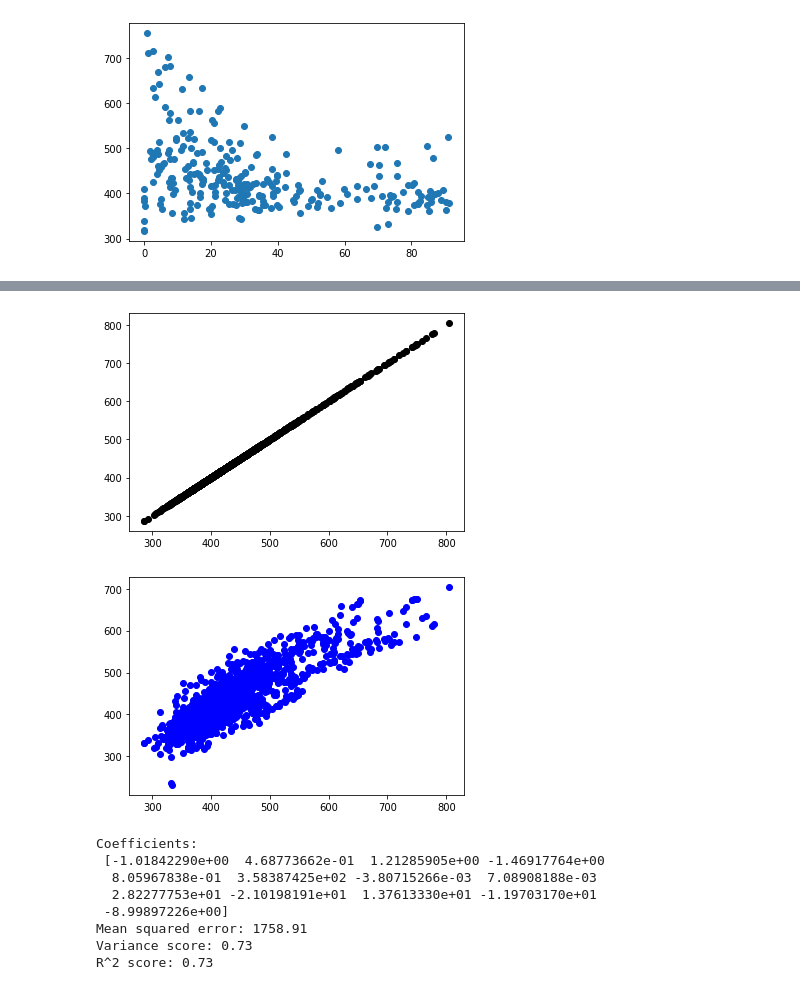
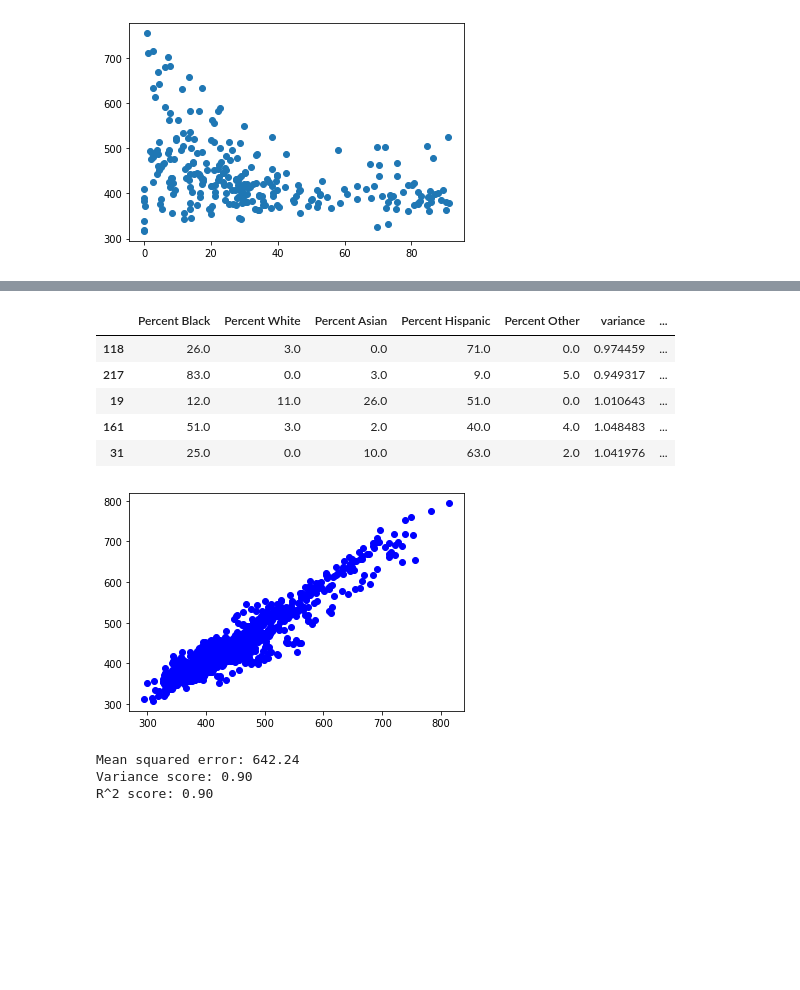
Before and after one commit to JordyKieto/NYC-SAT-Scores-Server, a Jupyter notebook: notebooks/Regression_Notebook.ipynb, the cells around one changed output, grey strips where cells are left out. Drawn from its saved outputs; the diff is of its cells as text; code cells hidden in the pictures; blank space fills up the shorter version.

Commit message:
Updated model to use gradient regression and increased accuracy to 90%

```diff
--- a/Regression_Notebook.ipynb
+++ b/notebooks/Regression_Notebook.ipynb
@@ -186,30 +187,32 @@ sim_and_real_data.head()
 # %%
 x_train, x_test, y_train, y_test = model_selection.train_test_split(sim_and_real_data[rowCols + ['Percent Other', 'variance', 'Spent Per Student', "Student enrollment"] + boros], sim_and_real_data['Average Score (SAT Math)'])
+# %%
+x_test.head()
+# %% [output]
+|  | Percent Black | Percent White | Percent Asian | Percent Hispanic | Percent Other | variance | ... |
+| 118 | 26.0 | 3.0 | 0.0 | 71.0 | 0.0 | 0.974459 | ... |
+| 217 | 83.0 | 0.0 | 3.0 | 9.0 | 5.0 | 0.949317 | ... |
+| 19 | 12.0 | 11.0 | 26.0 | 51.0 | 0.0 | 1.010643 | ... |
+| 161 | 51.0 | 3.0 | 2.0 | 40.0 | 4.0 | 1.048483 | ... |
+| 31 | 25.0 | 0.0 | 10.0 | 63.0 | 2.0 | 1.041976 | ... |
 # %%
-# create a linear regression object
-regr = linear_model.LinearRegression()
+model = GradientBoostingRegressor(n_estimators=200, max_depth=6, loss='lad')
+#regr = linear_model.LinearRegression()
 
 # train the model using the training sets
-regr.fit(x_train, y_train)
+model.fit(x_train, y_train)
 
 # make predicitons using the testing set
-y_predictions = regr.predict(x_test)
+y_predictions = model.predict(x_test)
 
-plt.scatter(y_test, y_test, color="black")
+# plt.scatter(x_test, y_predictions, color="black")u
 plt.xticks()
 plt.yticks()
-
-plt.show()
-
 plt.scatter(y_test, y_predictions, color="blue")
 plt.show()
 # %% [output]
-[figure, old version]
+[figure, new version]
-[figure, removed]
 # %%
-# The coefficients
-print('Coefficients: \n', regr.coef_)
-
 # The mean squared error
 print("Mean squared error: %.2f"
      % mean_squared_error(y_test, y_predictions))
@@ -220,14 +223,9 @@ print('Variance score: %.2f' % r2_score(y_test, y_predictions))
 # Explained r2 score: 1 is the best possible fit
 print('R^2 score: %.2f' % r2_score(y_test, y_predictions))
 # %% [output]
-Coefficients:
- [-1.01842290e+00  4.68773662e-01  1.21285905e+00 -1.46917764e+00
-  8.05967838e-01  3.58387425e+02 -3.80715266e-03  7.08908188e-03
-  2.82277753e+01 -2.10198191e+01  1.37613330e+01 -1.19703170e+01
- -8.99897226e+00]
-Mean squared error: 1758.91
-Variance score: 0.73
-R^2 score: 0.73
+Mean squared error: 642.24
+Variance score: 0.90
+R^2 score: 0.90
 # %%
 df[rowCols + ['Student enrollment','Percent Other', 'Spent Per Student', 'Average Score (SAT Math)'] + boros].corr()
 # %% [output]
```
Also changed, not shown: parts of 12 cells of this notebook, 10 other files.
